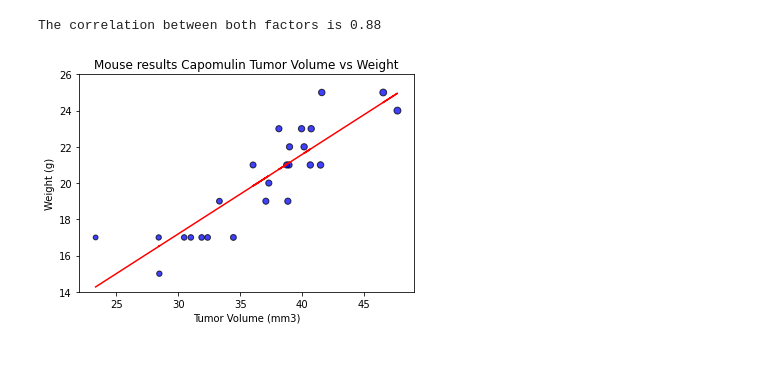
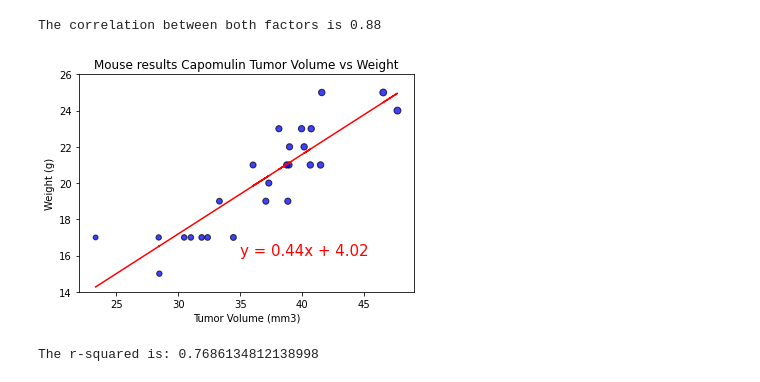
Before and after one commit to antoinetteboyle/matplotlib-challenge, a Jupyter notebook: Pymaceuticals/pymaceuticals_main_code.ipynb, the cells around one changed output. Saved outputs shown, nothing was run; the diff lists cells and outputs as text; code cells hidden in the pictures.

```diff
--- a/Pymaceuticals/pymaceuticals_starter.ipynb
+++ b/Pymaceuticals/pymaceuticals_main_code.ipynb
@@ -372,14 +446,14 @@ Values above 93.82025999125003 could be outliers.
 # %%
 # Locate the rows which contain mice on each drug and get the tumor volumes
 # add subset
-Capomulin = lasttime.loc[(lasttime['Drug Regimen']=='Capomulin'),:]
-Ramicane = lasttime.loc[(lasttime['Drug Regimen']=='Ramicane'),:]
-Infubinol = lasttime.loc[(lasttime['Drug Regimen']=='Infubinol'),:]
-Ceftamin = lasttime.loc[(lasttime['Drug Regimen']=='Ceftamin'),:]
-xc = Capomulin['Tumor Volume (mm3)']
-xr = Ramicane['Tumor Volume (mm3)']
-xi = Infubinol['Tumor Volume (mm3)']
-xce = Ceftamin['Tumor Volume (mm3)']
+CapomulinV = lasttime.loc[(lasttime['Drug Regimen']=='Capomulin'),:]
+RamicaneV = lasttime.loc[(lasttime['Drug Regimen']=='Ramicane'),:]
+InfubinolV = lasttime.loc[(lasttime['Drug Regimen']=='Infubinol'),:]
+CeftaminV = lasttime.loc[(lasttime['Drug Regimen']=='Ceftamin'),:]
+xc = CapomulinV['Tumor Volume (mm3)']
+xr = RamicaneV['Tumor Volume (mm3)']
+xi = InfubinolV['Tumor Volume (mm3)']
+xce = CeftaminV['Tumor Volume (mm3)']
 # %%
 # Determine outliers using upper and lower bounds
 outlier = []
@@ -484,14 +541,19 @@ The correlation between both factors is 0.88
 # %%
 plt.scatter(xv, xw, marker="o", facecolors="blue", edgecolors="black", s=xv, alpha=0.75)
 plt.ylim(14, 26)
 plt.xlim(22, 49)
 (slope, intercept, rvalue, pvalue, stderr) = linregress(xv, xw)
 regress_values = xv * slope + intercept
 line_eq = "y = " + str(round(slope,2)) + "x + " + str(round(intercept,2))
 plt.plot(xv,regress_values,"r-")
 plt.title("Mouse results Capomulin Tumor Volume vs Weight")
 plt.xlabel("Tumor Volume (mm3)")
 plt.ylabel("Weight (g)")
+plt.annotate(line_eq,(35,16),fontsize=15,color="red")
 plt.show()
 # %% [output]
-[figure, old version]
+[figure, new version]
+# %%
+print(f"The r-squared is: {rvalue**2}")
+# %% [output]
+The r-squared is: 0.7686134812138998
```
Also changed, not shown: parts of 17 cells of this notebook, 2 other files.
